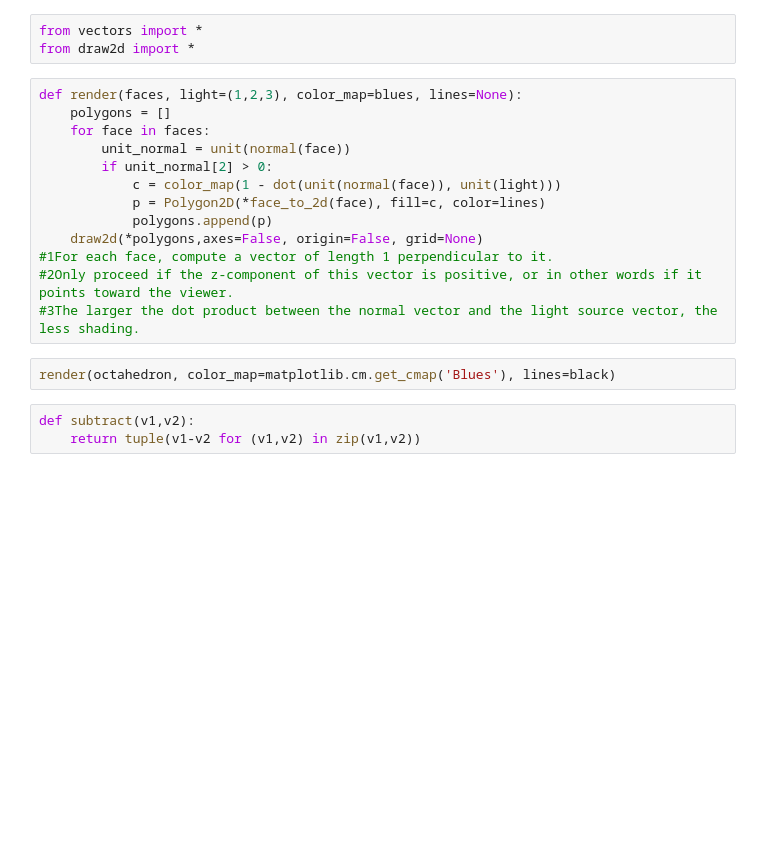
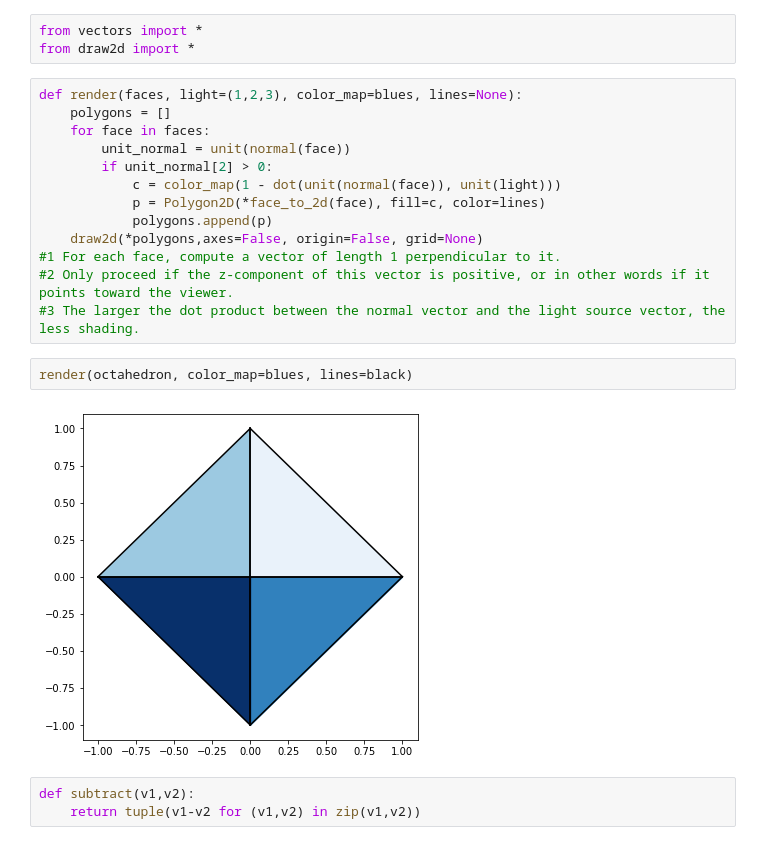
Before and after one commit to saradhimpardha/math_for_programmers, a Jupyter notebook: chapter_03/ch03_exercises.ipynb, the cells around one changed output. Drawn from its saved outputs; the diff is of its cells as text; blank space fills up the shorter version.

```diff
--- a/chapter_03/ch03_exercises.ipynb
+++ b/chapter_03/ch03_exercises.ipynb
@@ -529,11 +559,13 @@ def render(faces, light=(1,2,3), color_map=blues, lines=None):
             p = Polygon2D(*face_to_2d(face), fill=c, color=lines)
             polygons.append(p)
     draw2d(*polygons,axes=False, origin=False, grid=None)
-#1For each face, compute a vector of length 1 perpendicular to it.
-#2Only proceed if the z-component of this vector is positive, or in other words if it points toward the viewer.
-#3The larger the dot product between the normal vector and the light source vector, the less shading.
+#1 For each face, compute a vector of length 1 perpendicular to it.
+#2 Only proceed if the z-component of this vector is positive, or in other words if it points toward the viewer.
+#3 The larger the dot product between the normal vector and the light source vector, the less shading.
 # %%
-render(octahedron, color_map=matplotlib.cm.get_cmap('Blues'), lines=black)
+render(octahedron, color_map=blues, lines=black)
+# %% [output]
+[figure, added]
 # %%
 def subtract(v1,v2):
     return tuple(v1-v2 for (v1,v2) in zip(v1,v2))
```
Also changed, not shown: parts of 35 cells of this notebook.
